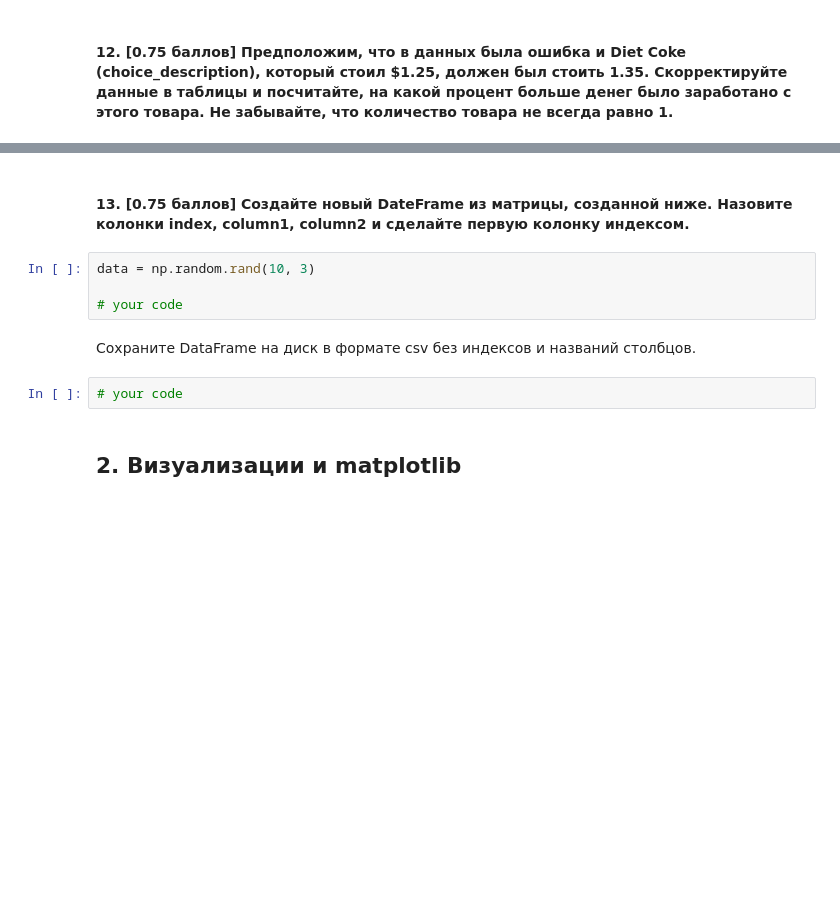
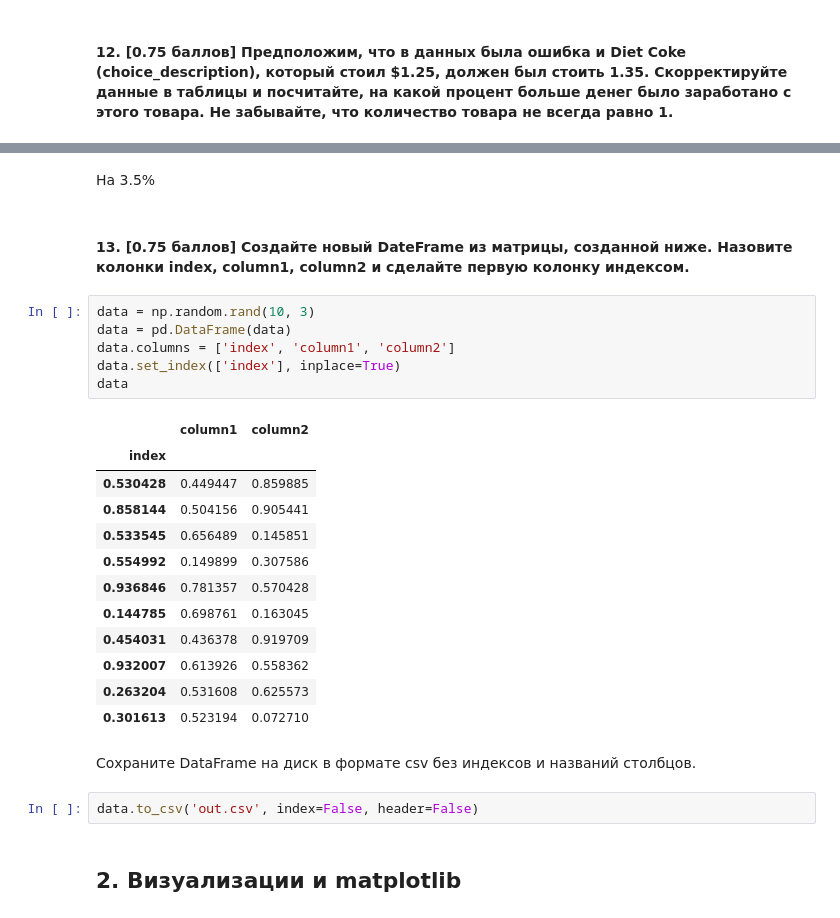
Before and after one commit to charzik/ml-hw, a Jupyter notebook: hw1/homework-practice-01.ipynb, the cells around one changed output, grey strips where cells are left out. Saved outputs shown, nothing was run; the diff lists cells and outputs as text; blank space fills up the shorter version.

```diff
--- a/hw1/homework-practice-01.ipynb
+++ b/hw1/homework-practice-01.ipynb
@@ -298,13 +335,30 @@ Only one good orders count = 56
+# %% [markdown]
+На 3.5%
 # %% [markdown]
 #### 13. [0.75 баллов] Создайте новый DateFrame из матрицы, созданной ниже. Назовите колонки index, column1, column2 и сделайте первую колонку индексом.
-# %%
-data = np.random.rand(10, 3)
-
-# your code
+# %%
+data = np.random.rand(10, 3)
+data = pd.DataFrame(data)
+data.columns = ['index', 'column1', 'column2']
+data.set_index(['index'], inplace=True)
+data
+# %% [output]
+|  | column1 | column2 |
+| index |  |  |
+| 0.530428 | 0.449447 | 0.859885 |
+| 0.858144 | 0.504156 | 0.905441 |
+| 0.533545 | 0.656489 | 0.145851 |
+| 0.554992 | 0.149899 | 0.307586 |
+| 0.936846 | 0.781357 | 0.570428 |
+| 0.144785 | 0.698761 | 0.163045 |
+| 0.454031 | 0.436378 | 0.919709 |
+| 0.932007 | 0.613926 | 0.558362 |
+| 0.263204 | 0.531608 | 0.625573 |
+| 0.301613 | 0.523194 | 0.072710 |
 # %% [markdown]
 Сохраните DataFrame на диск в формате csv без индексов и названий столбцов.
-# %%
-# your code
+# %%
+data.to_csv('out.csv', index=False, header=False)
 # %% [markdown]
 ## 2. Визуализации и matplotlib
 # %% [markdown]
```
Also changed, not shown: parts of 12 cells of this notebook.
